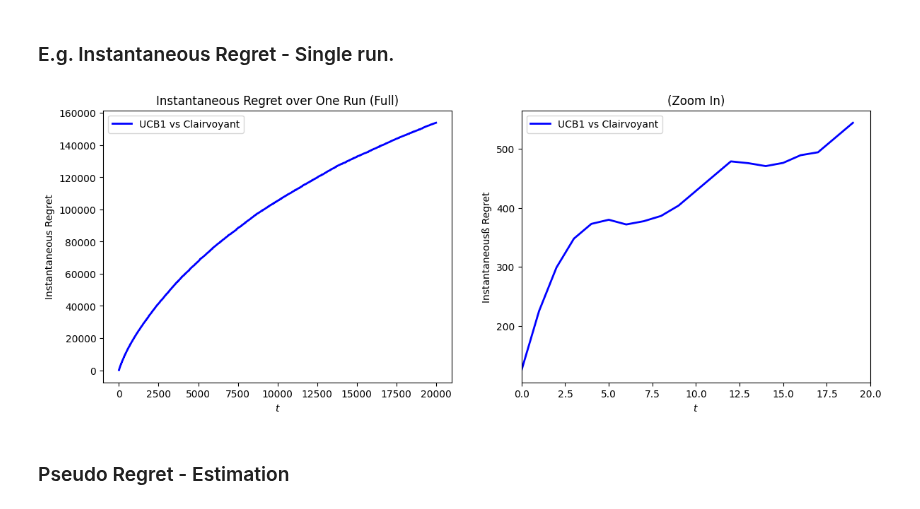
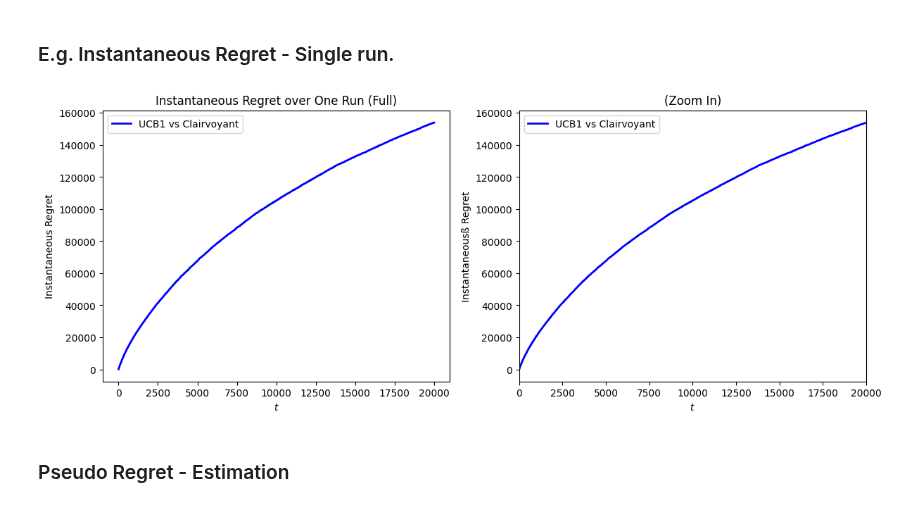
Before and after one commit to peetceenatoo/online-learning, a Jupyter notebook: R1.ipynb, the cells around one changed output. Drawn from its saved outputs; the diff is of its cells as text; code cells hidden in the pictures.

```diff
--- a/R1.ipynb
+++ b/R1.ipynb
@@ -216,27 +219,25 @@ Expected best price: 3.0
 ### E.g. Instantaneous Regret - Single run.
 # %%
 # --- Plots ---
-
-zoom_T = int(T * zoom)
 fig, (ax1, ax2) = plt.subplots(1, 2, figsize=(14, 5), sharex=False)
 
 # Full
 ax1.plot(np.arange(T), expected_regret, 'b-', linewidth=2, label='UCB1 vs Clairvoyant')
 ax1.set_title('Instantaneous Regret over One Run (Full)')
 ax1.set_xlabel('$t$')
 ax1.set_ylabel('Instantaneous Regret')
 ax1.legend()
 ax1.xaxis.set_major_locator(matplotlib.ticker.MaxNLocator(integer=True))
 
 # Zoom In
-ax2.plot(np.arange(zoom_T), expected_regret[:zoom_T], 'b-', linewidth=2, label='UCB1 vs Clairvoyant')
-ax2.set_xlim(0, zoom_T)
+ax2.plot(np.arange(T), expected_regret, 'b-', linewidth=2, label='UCB1 vs Clairvoyant')
+ax2.set_xlim(0, T)
 ax2.set_title('(Zoom In)')
 ax2.set_xlabel('$t$')
 ax2.set_ylabel('Instantaneousß Regret')
 _ = ax2.legend()
 # %% [output]
-[figure, old version]
+[figure, new version]
 # %% [markdown]
 ### Pseudo Regret - Estimation
 # %% [markdown]
```
Also changed, not shown: parts of 40 cells of this notebook.
